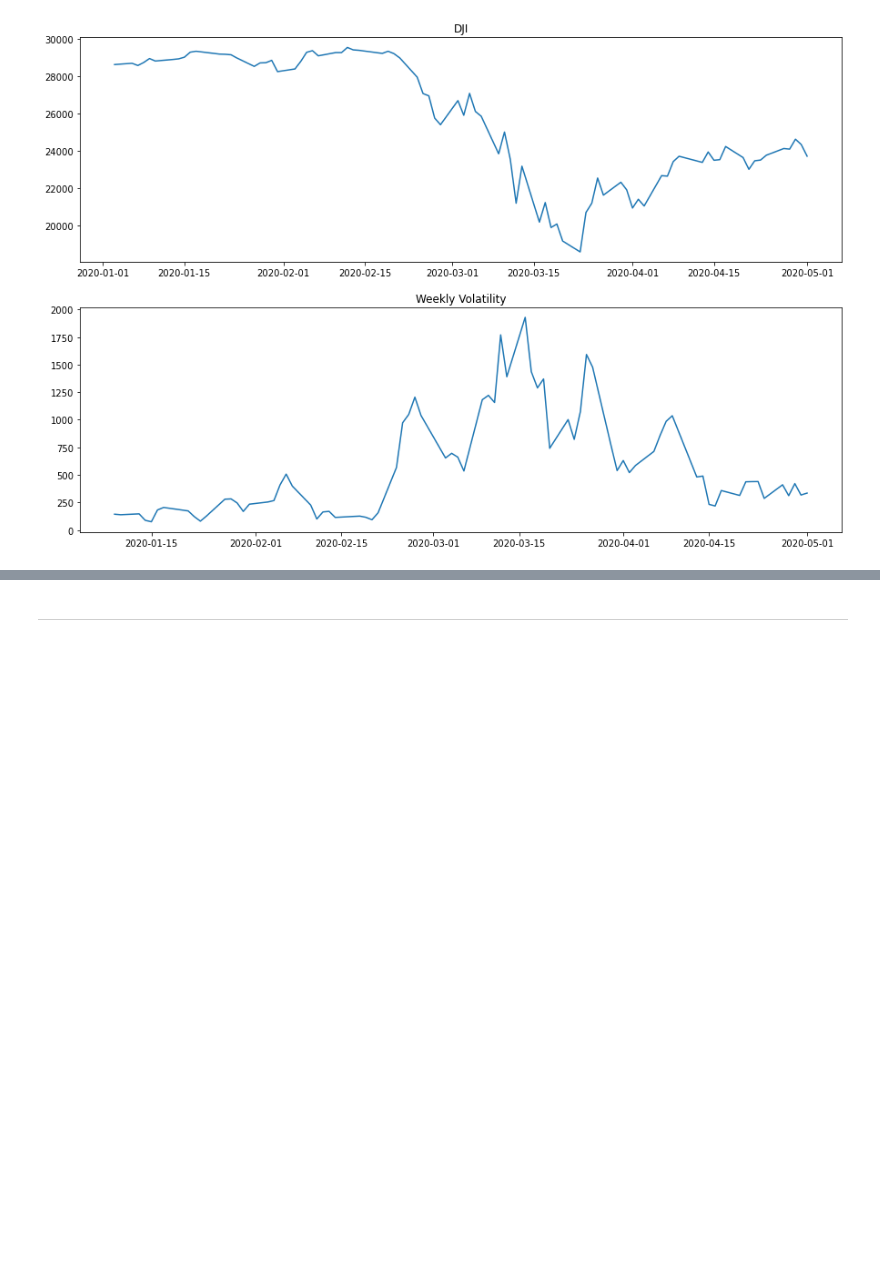
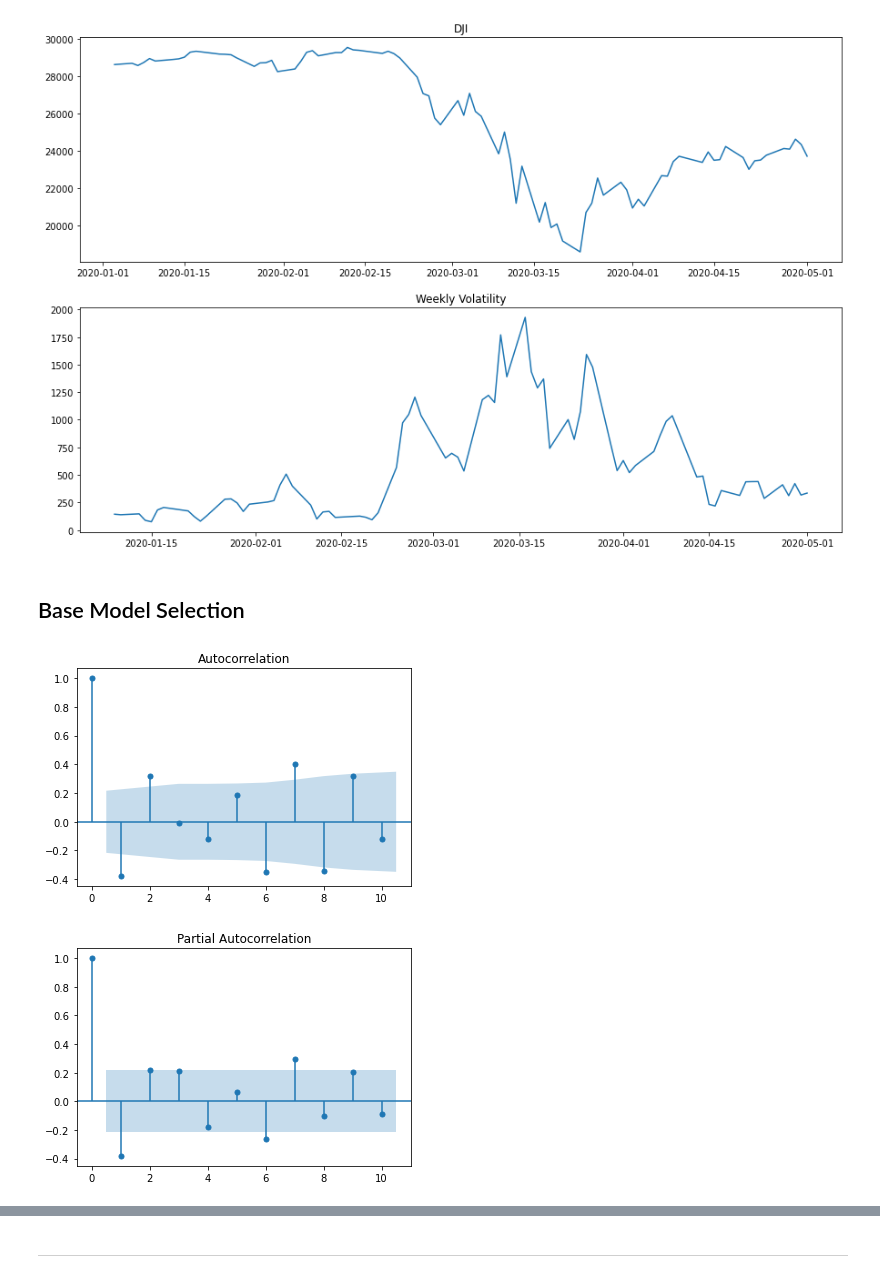
Before and after one commit to epfl-ada/ada-2020-project-milestone-p3-p3_adanas, a Jupyter notebook: creative_extension.ipynb, the cells around one changed output, grey strips where cells are left out. Saved outputs shown, nothing was run; the diff lists cells and outputs as text; code cells hidden in the pictures; blank space fills up the shorter version.

```diff
--- a/creative_extension.ipynb
+++ b/creative_extension.ipynb
@@ -104,6 +104,18 @@ ax[1].plot(stocks['Date'], stocks_weekly_volatility[ticker])
 plt.show()
 # %% [output]
 [figure]
+# %% [markdown]
+## Base Model Selection
+# %%
+from statsmodels.graphics.tsaplots import plot_acf, plot_pacf
+
+# Some analysis for model selection
+plot_acf(returns[ticker], lags=10)
+plot_pacf(returns[ticker], lags=10)
+plt.show()
+# %% [output]
+[figure, added]
+[figure, added]
 # %%
 from arch import arch_model
 from statsmodels.tsa.ar_model import AutoReg
```
Also changed, not shown: parts of 2 cells of this notebook.
